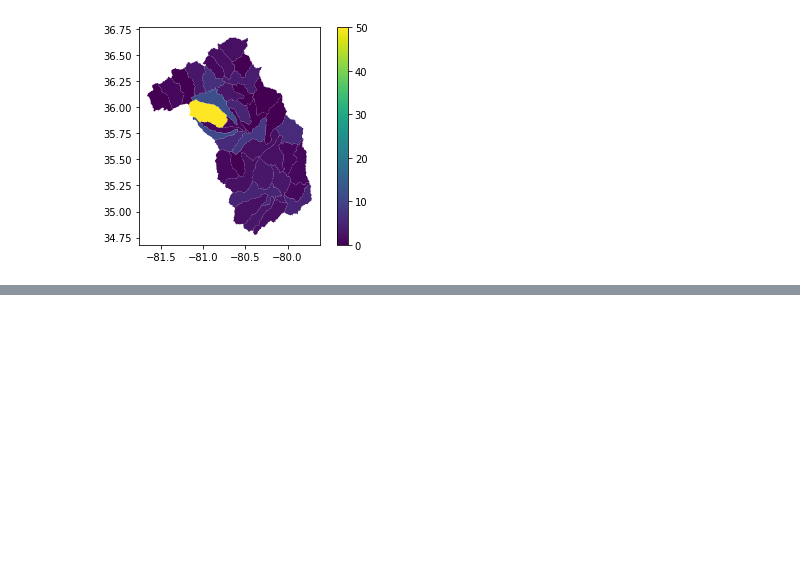
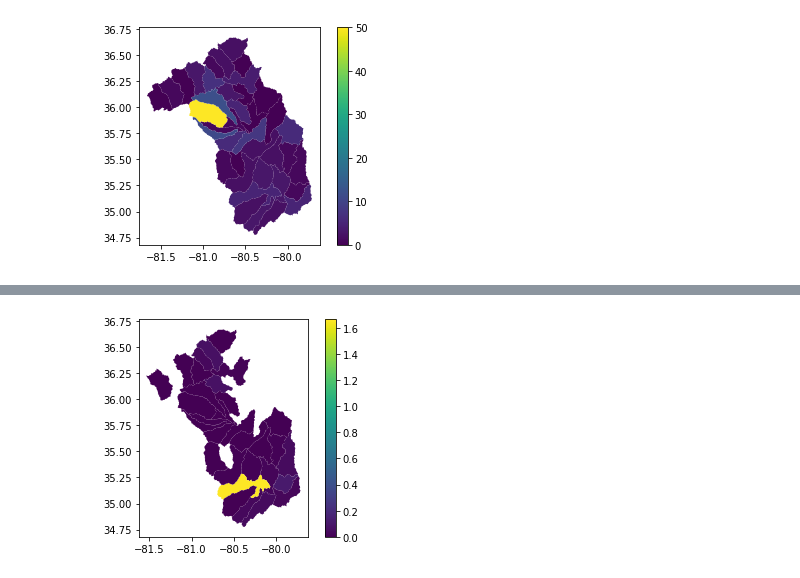
Before and after one commit to SiqLiang/SpatialDataFrames, a Jupyter notebook: 859_PS5_2020/3_Geopandas/1-GeoPandas-Exercise.ipynb, the cells around one changed output, grey strips where cells are left out. Drawn from its saved outputs; the diff is of its cells as text; code cells hidden in the pictures; blank space fills up the shorter version.

```diff
--- a/859_PS5_2020/3_Geopandas/1-GeoPandas-Exercise.ipynb
+++ b/859_PS5_2020/3_Geopandas/1-GeoPandas-Exercise.ipynb
@@ -195,0 +196,5 @@ gdf_sjoin_HUC10.plot('Allowable Count',legend=True);
+# %%
+#Plot the # of permits per acre
+gdf_AC_1= gdf_HUC_animals.dissolve('HU_10_NAME',aggfunc={'Allowable Count':'sum',"ACRES":"sum",'HU_10_NAME':'first'})
+gdf_AC_1["permits_per_acre"]=gdf_AC_1["Allowable Count"]/pd_AC_1["ACRES"]
+gdf_AC_1.head()
@@ -195,0 +219,7 @@ gdf_sjoin_HUC10.plot('Allowable Count',legend=True);
+# %%
+gdf_sjoin_1 = gpd.sjoin(left_df=gdf_HUC10,
+                      right_df=gdf_AC_1,
+                      how='left',
+                      op='contains')
+gdf_sjoin_2 = gdf_sjoin_1.dissolve('HU_10_NAME_left',aggfunc={'permits_per_acre':'first'})
+gdf_sjoin_2.head()
@@ -195,0 +234,4 @@ gdf_sjoin_HUC10.plot('Allowable Count',legend=True);
+# %%
+gdf_sjoin_2.plot('permits_per_acre',legend=True);
+# %% [output]
+[figure, added]
```
Also changed, not shown: parts of 10 cells of this notebook.
